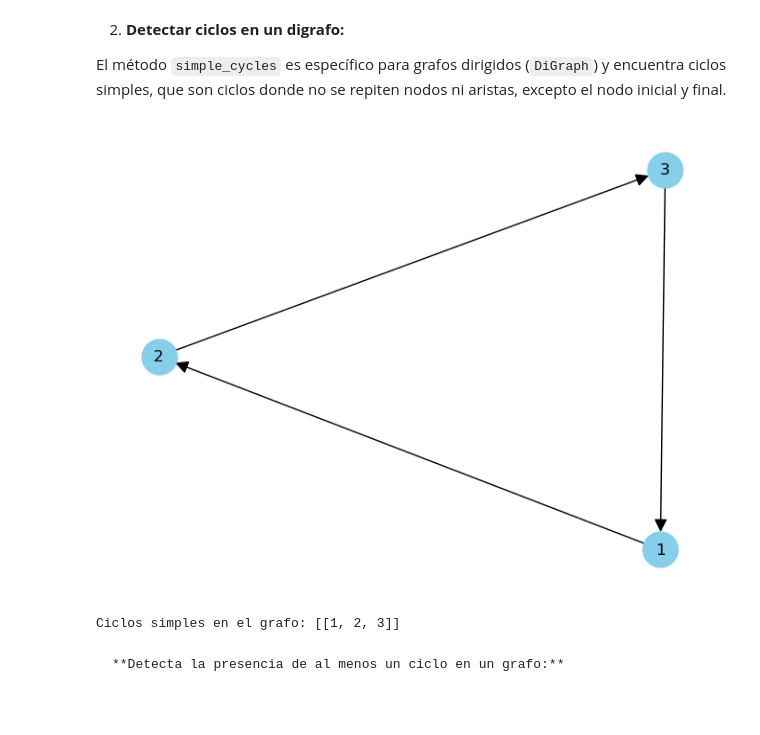
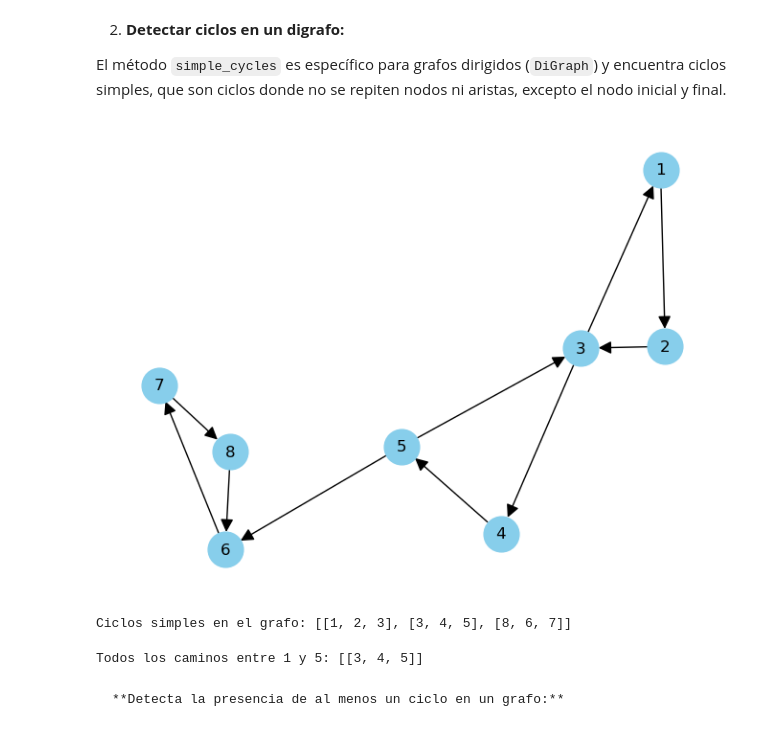
Before and after one commit to tabarespozos/Network_Flow, a Jupyter notebook: _build/jupyter_execute/Class_1_Introduction_Motivation/3-Graphs.ipynb, the cells around one changed output. Cells and saved outputs as stored; diff of their text form; code cells hidden in the pictures.

```diff
--- a/_build/jupyter_execute/Class_1_Introduction_Motivation/3-Graphs.ipynb
+++ b/_build/jupyter_execute/Class_1_Introduction_Motivation/3-Graphs.ipynb
@@ -327,16 +348,21 @@ Todos los caminos entre 1 y 5: [[1, 2, 3, 4, 5]]
 
 El método `simple_cycles` es específico para grafos dirigidos (`DiGraph`) y encuentra ciclos simples, que son ciclos donde no se repiten nodos ni aristas, excepto el nodo inicial y final.
 # %%
-G_directed = nx.DiGraph([(1, 2), (2, 3), (3, 1)])
+G_directed = nx.DiGraph([(1, 2), (2, 3), (3, 1), (3, 4), (4, 5), (5, 3), (5, 6), (6, 7), (7, 8), (8, 6)])
 
 # Visualizar
 nx.draw(G_directed, with_labels=True, node_size=700, node_color="skyblue", arrowsize=20)
 plt.show()
 cycles = list(nx.simple_cycles(G_directed))
 print(f"Ciclos simples en el grafo: {cycles}")
 # %% [output]
-[figure, old version]
+[figure, new version]
-Ciclos simples en el grafo: [[1, 2, 3]]
+Ciclos simples en el grafo: [[1, 2, 3], [3, 4, 5], [8, 6, 7]]
+# %%
+all_paths_2 = list(nx.all_simple_paths(G_directed, source=3, target=5))
+print(f"Todos los caminos entre 1 y 5: {all_paths_2}")
+# %% [output]
+Todos los caminos entre 1 y 5: [[3, 4, 5]]
 # %% [markdown]
     **Detecta la presencia de al menos un ciclo en un grafo:**
 # %%
```
Also changed, not shown: parts of 10 cells of this notebook, 11 other files.
